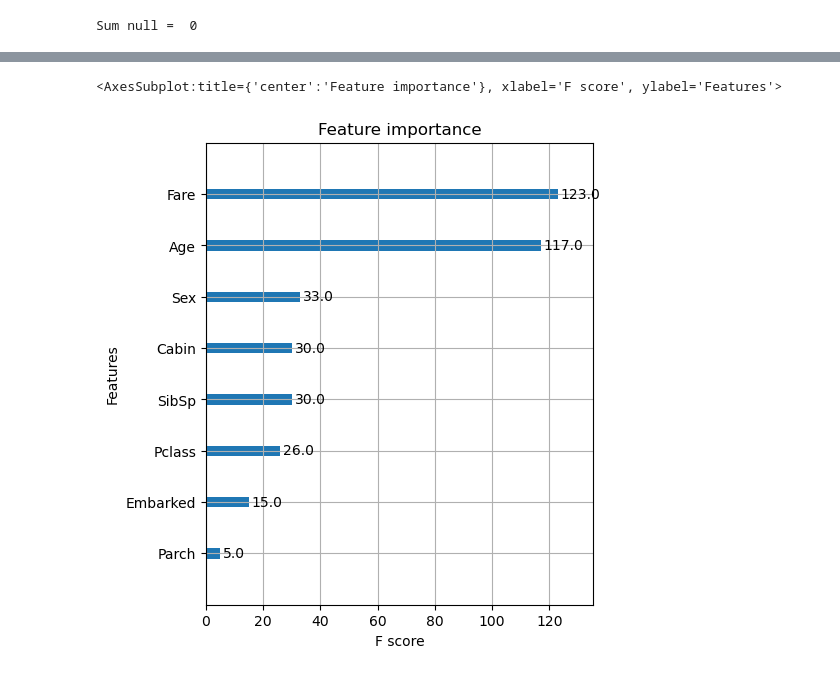
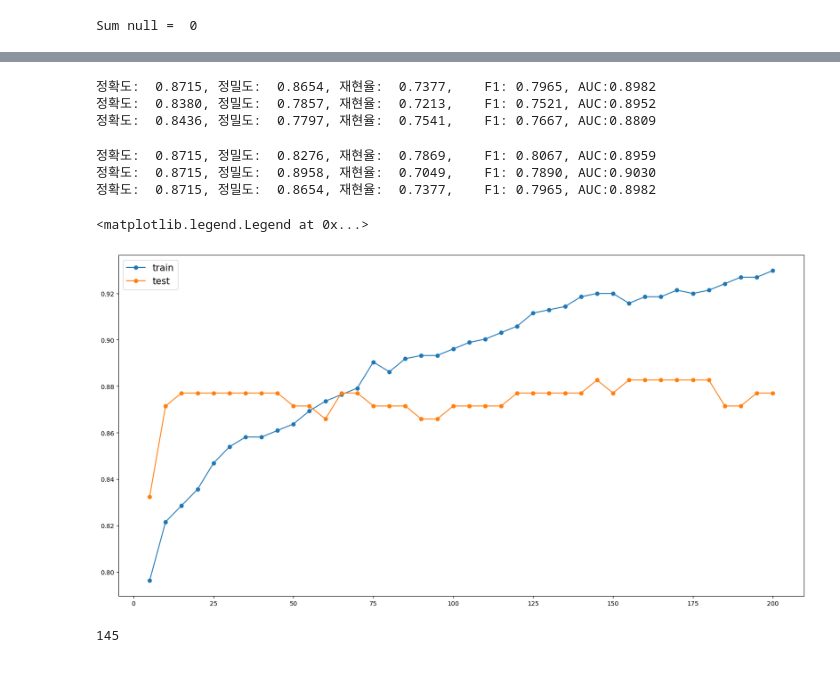
Before and after one commit to SeungminKimdev/Kaggle, a Jupyter notebook: survivor-of-titanic.ipynb, the cells around one changed output, grey strips where cells are left out. Saved outputs shown, nothing was run; the diff lists cells and outputs as text; code cells hidden in the pictures.

```diff
--- a/survivor-of-titanic.ipynb
+++ b/survivor-of-titanic.ipynb
@@ -137,12 +137,13 @@ import xgboost as xgb
 from xgboost import plot_importance
 from xgboost import XGBClassifier
 from sklearn.model_selection import train_test_split
+from sklearn.ensemble import RandomForestClassifier
+from sklearn.ensemble import GradientBoostingClassifier
+from sklearn.linear_model import LogisticRegression
+from sklearn.linear_model import SGDClassifier
+from sklearn.svm import SVC
+
 import warnings
 warnings.filterwarnings('ignore')
 
 X_train, X_test, y_train, y_test = train_test_split(X_titanic_df, y_titanic_df, test_size = 0.2, random_state = 11)
-
-xgb_wrapper = XGBClassifier(n_estimators=400, learning_rate=0.1, max_depth=3)
-xgb_wrapper.fit(X_train,y_train)
-w_preds = xgb_wrapper.predict(X_test)
-w_pred_proba = xgb_wrapper.predict_proba(X_test)[:, 1]
@@ -153,6 +149,0 @@ get_clf_eval(y_test, w_preds, w_pred_proba)
-# %%
-evals = [(X_test,y_test)]
-xgb_wrapper.fit(X_train,y_train,early_stopping_rounds=10,eval_metric='logloss',eval_set=evals,verbose=True)
-ws10_preds = xgb_wrapper.predict(X_test)
-ws10_pred_proba = xgb_wrapper.predict_proba(X_test)[:,1]
-get_clf_eval(y_test,ws10_preds,ws10_pred_proba)
@@ -177,11 +150,50 @@ get_clf_eval(y_test,ws10_preds,ws10_pred_proba)
-# %%
-from xgboost import plot_importance
-import matplotlib.pyplot as plt
-%matplotlib inline
-
-fig, ax = plt.subplots(figsize=(5, 6))
-
-plot_importance(xgb_wrapper, ax=ax)
-# %% [output]
-<AxesSubplot:title={'center':'Feature importance'}, xlabel='F score', ylabel='Features'>
-[figure, removed]
+# %%
+#choose model
+def findBestModel(model):
+    model.fit(X_train, y_train)
+    preds = model.predict(X_test)
+    pred_proba = model.predict_proba(X_test)[:,1]
+    return get_clf_eval(y_test, preds, pred_proba)
+
+findBestModel(GradientBoostingClassifier())
+findBestModel(RandomForestClassifier())
+findBestModel(XGBClassifier())
+# %% [output]
+정확도:  0.8715, 정밀도:  0.8654, 재현율:  0.7377,    F1: 0.7965, AUC:0.8982
+정확도:  0.8380, 정밀도:  0.7857, 재현율:  0.7213,    F1: 0.7521, AUC:0.8952
+정확도:  0.8436, 정밀도:  0.7797, 재현율:  0.7541,    F1: 0.7667, AUC:0.8809
+# %%
+#GradientBoostingClassifier 파라미터 튜닝
+for i in [1,2,3]:
+    temp_model = GradientBoostingClassifier(max_depth=i).fit(X_train,y_train)
+    preds = temp_model.predict(X_test)
+    pred_proba = temp_model.predict_proba(X_test)[:, 1]
+    get_clf_eval(y_test, preds, pred_proba)
+# %% [output]
+정확도:  0.8715, 정밀도:  0.8276, 재현율:  0.7869,    F1: 0.8067, AUC:0.8959
+정확도:  0.8715, 정밀도:  0.8958, 재현율:  0.7049,    F1: 0.7890, AUC:0.9030
+정확도:  0.8715, 정밀도:  0.8654, 재현율:  0.7377,    F1: 0.7965, AUC:0.8982
+# %%
+train_acc, test_acc = [],[]
+test_estimators = range(5,201,5)
+for n_estimator in test_estimators:
+    temp_model = GradientBoostingClassifier(n_estimators=n_estimator, random_state=n_estimator, max_depth=3)
+    temp_model.fit(X_train,y_train)
+
+    train_acc.append(temp_model.score(X_train,y_train))
+    test_acc.append(temp_model.score(X_test,y_test))
+# %%
+import matplotlib.pyplot as plt
+
+plt.figure(figsize = (20,10))
+plt.plot(test_estimators, train_acc, label="train",marker='o')
+plt.plot(test_estimators, test_acc, label="test",marker='o')
+plt.legend(fontsize=15)
+# %% [output]
+<matplotlib.legend.Legend at 0x...>
+[figure, added]
+# %%
+#n_estimators의 튜닝 값
+print(test_acc.index(max(test_acc)) * 5 + 5)
+# %% [output]
+145
```
Also changed, not shown: parts of 7 cells of this notebook.
